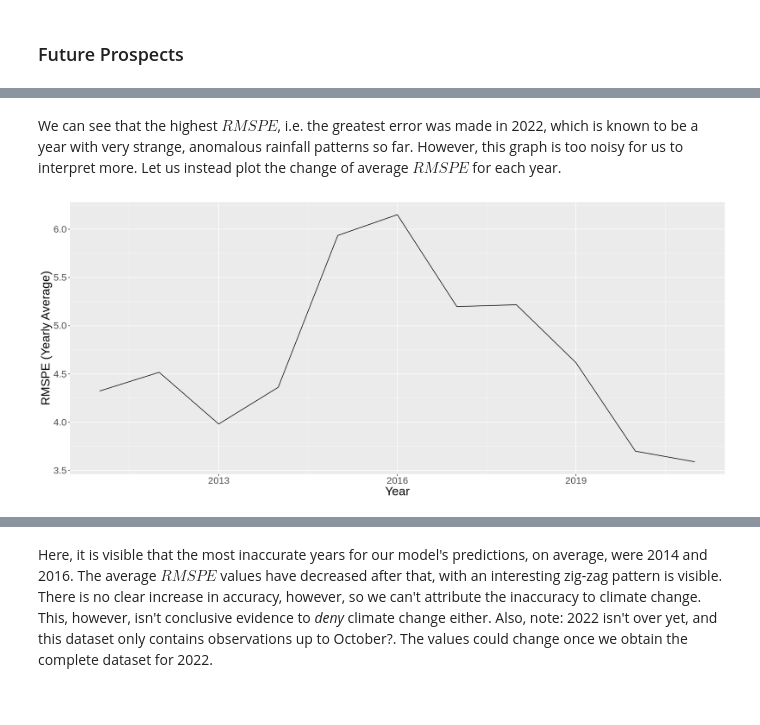
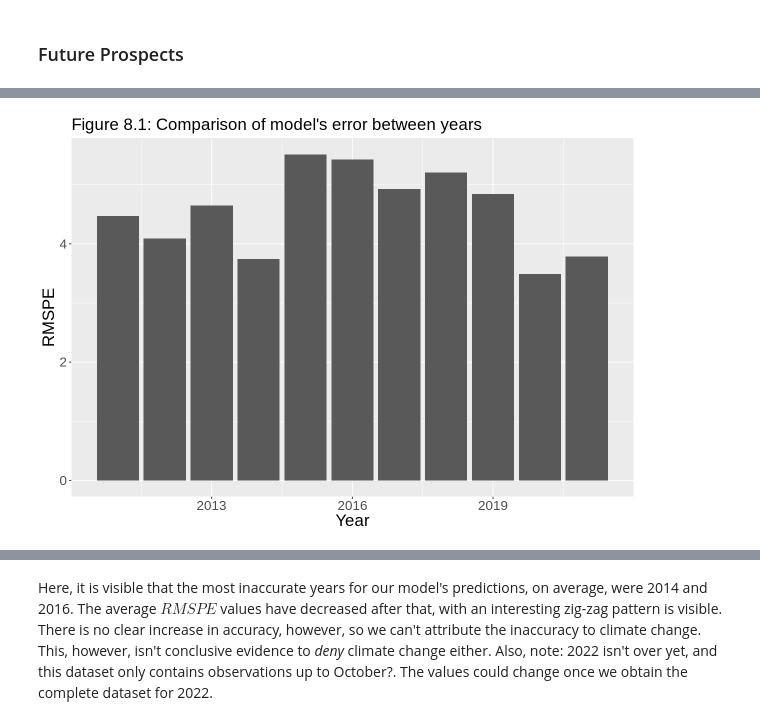
Before and after one commit to taimagher/Weather-Stats-Report, a Jupyter notebook: group78_report.ipynb, the cells around one changed output, grey strips where cells are left out. Cells and saved outputs as stored; diff of their text form; code cells hidden in the pictures.

```diff
--- a/group78_report.ipynb
+++ b/group78_report.ipynb
@@ -38,7 +20,7 @@ The following object is masked from ‘package:lubridate’:
 From [this website](https://vancouver.weatherstats.ca/download.html) we downloaded the dataset of the daily weather in Vancouver for the past decade, which is a `.csv` file with headers. We’ll use the `read_csv()` function to load the data and assign it to an object called `weather`. We will also filter the dataset for observations between 2001 to 2021 (inclusive), because the dataset isn't complete for values outside that range.
 # %%
 weather <- read_csv("https://raw.githubusercontent.com/taimagher/Weather-Stats-Report/main/weatherstats_vancouver_daily_2001.csv") |>
-            filter(year(date) >= 2011 & year(date) <= 2021) |>
+            #filter(year(date) >= 2011 & year(date) <= 2021) |>
             arrange(date)
 # %% [output]
 Rows: 4400 Columns: 70
@@ -398,13 +384,14 @@ climate_change_plot
-# %% [markdown]
-We can see that the highest $RMSPE$, i.e. the greatest error was made in 2022, which is known to be a year with very strange, anomalous rainfall patterns so far. However, this graph is too noisy for us to interpret more. Let us instead plot the change of average $RMSPE$ for each year.
 # %%
-climate_change_yearly_plot <-climate_change |>
+options(repr.plot.width = 10, repr.plot.height = 7)
+
+climate_change_yearly_plot <- rain_pred |>
                         group_by(year(date)) |>
-                        summarize(rmspe = mean(rmspe)) |>
+                        summarize(rmspe = sqrt(mean((.pred - rain)^2))) |>
                         ggplot(aes(x = `year(date)`, y = rmspe)) +
-                        geom_line() +
-                        labs(x = "Year", y = "RMSPE (Yearly Average)") +
+                        geom_bar(stat = 'identity') +
+                        labs(x = "Year", y = "RMSPE", subtitle = "Figure 8.1: Comparison of model's error between years") +
+                        #scale_x_continuous(breaks = 1) +
                         theme(text = element_text(size = 20))
 climate_change_yearly_plot
 # %% [output]
-[figure, old version]
+[figure, new version]
```
Also changed, not shown: parts of 25 cells of this notebook.
